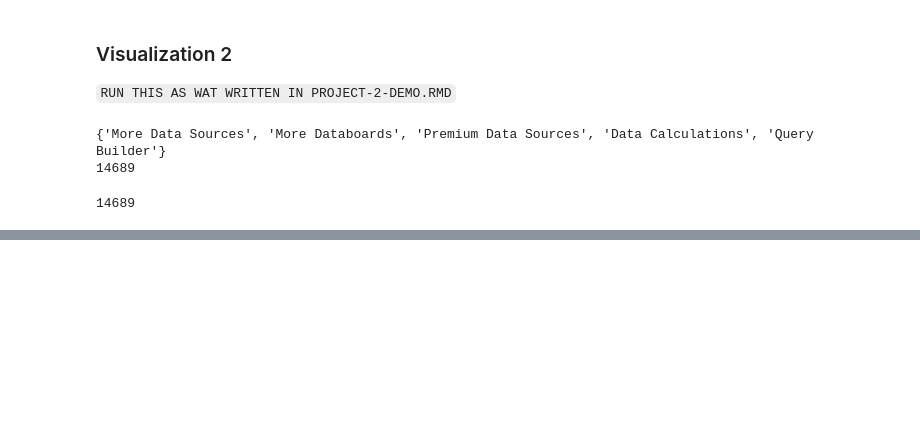
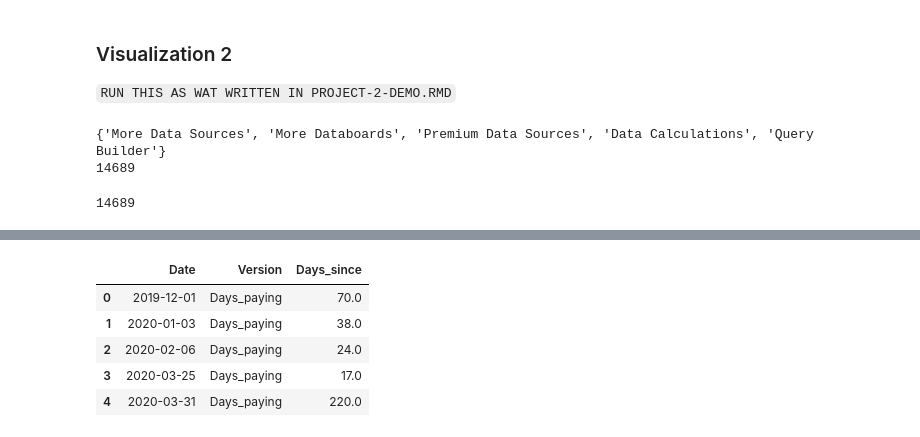
Before and after one commit to ZaloznikV/Project-2-ZaloznikV, a Jupyter notebook: data_exploration.ipynb, the cells around one changed output, grey strips where cells are left out. Saved outputs shown, nothing was run; the diff lists cells and outputs as text; code cells hidden in the pictures; blank space fills up the shorter version.

```diff
--- a/data_exploration.ipynb
+++ b/data_exploration.ipynb
@@ -263,0 +334,52 @@ result
+# %%
+z1 = list(zip(cc, became_paying)) #paying
+z2 = list(zip(cc, b_p)) #pql
+z3 = list(zip(cc, c_p)) #cancelled
+
+c1 = [] #paying od created
+c2 = [] #pql od created
+c3 = [] #cencelled od created
+
+c = bec_paying
+
+for (e1,e2) in z1:
+    c1.append(e2 - e1)
+
+
+for (e1,e2) in z2:
+    if e2 == nan:
+        c2.append(e2)
+    else:
+        c2.append(e2 - e1)
+
+for (e1,e2) in z3:
+    if e2 == nan:
+        c3.append(e2)
+    else:
+        c3.append(e2 - e1)
+
+
+days_paying = len(CC)*["Days_paying"]
+days_pql = len(CC)*["Days_pql"]
+days_cancelled = len(CC)*["Days_cencelled"]
+
+real_date = CC[0].strftime('%Y-%m-%d')
+real_date = [c.strftime('%Y-%m-%d') for c in CC]
+real_date
+
+days = real_date + real_date + real_date
+version = days_paying + days_pql + days_cancelled
+value = c1 + c2 + c3
+# %%
+#dict = {'name': nme, 'degree': deg, 'score': scr}
+C = {"Date":days, "Version":version,"Days_since" :value}
+dataframe = pd.DataFrame(C)
+# %%
+dataframe.head()
+# %% [output]
+|  | Date | Version | Days_since |
+| 0 | 2019-12-01 | Days_paying | 70.0 |
+| 1 | 2020-01-03 | Days_paying | 38.0 |
+| 2 | 2020-02-06 | Days_paying | 24.0 |
+| 3 | 2020-03-25 | Days_paying | 17.0 |
+| 4 | 2020-03-31 | Days_paying | 220.0 |
```
Also changed, not shown: parts of 29 cells of this notebook, 3 other files.
